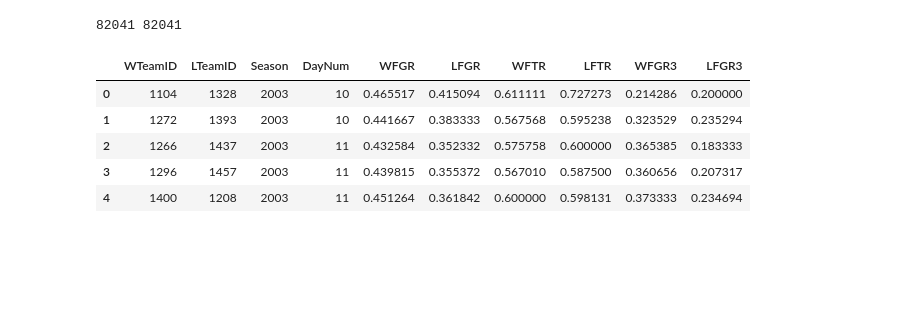
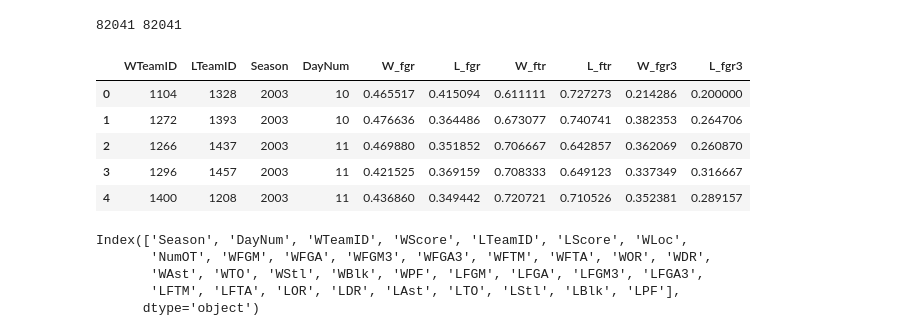
Before and after one commit to merlej/basketball-prediction, a Jupyter notebook: basketball_data_cleaning.ipynb, the cells around one changed output. Drawn from its saved outputs; the diff is of its cells as text; code cells hidden in the pictures; blank space fills up the shorter version.

```diff
--- a/basketball_data_cleaning.ipynb
+++ b/basketball_data_cleaning.ipynb
@@ -208,32 +228,41 @@ print(len(w_rank_list), len(l_rank_list))
 # %% [output]
 82041 82041
 # %%
-# Calculate cumulative field goal rate for both teams
-wfgr = fn.calculate_cumulative_rate(seasons_data.WFGM, seasons_data.WFGA)
-lfgr = fn.calculate_cumulative_rate(seasons_data.LFGM, seasons_data.LFGA)
+# Calculate field goal rate for both teams
+
+wfgr = fn.create_rate_column(seasons_data, 'Season', 'WTeamID', 'WFGM', 'WFGA')
+lfgr = fn.create_rate_column(seasons_data, 'Season', 'LTeamID', 'LFGM', 'LFGA')
 # %%
-# Calculate cumulative free throw rate for both teams
-wftr = fn.calculate_cumulative_rate(seasons_data.WFTM, seasons_data.WFTA)
-lftr = fn.calculate_cumulative_rate(seasons_data.LFTM, seasons_data.LFTA)
+# Calculate free throw rate for both teams
+wftr = fn.create_rate_column(seasons_data, 'Season', 'WTeamID', 'WFTM', 'WFTA')
+lftr = fn.create_rate_column(seasons_data, 'Season', 'LTeamID', 'LFTM', 'LFTA')
 # %%
-# Calculate cumulative 3 pt. rate for both teams
-wfgr3 = fn.calculate_cumulative_rate(seasons_data.WFGM3, seasons_data.WFGA3)
-lfgr3 = fn.calculate_cumulative_rate(seasons_data.LFGM3, seasons_data.LFGA3)
+# Calculate 3 pt. rate for both teams
+wfgr3 = fn.create_rate_column(seasons_data, 'Season', 'WTeamID', 'WFGM3', 'WFGA3')
+lfgr3 = fn.create_rate_column(seasons_data, 'Season', 'LTeamID', 'LFGM3', 'LFGA3')
 # %%
 # Construct a dataframe with the desired feature columns
 data = seasons_data[['WTeamID','LTeamID','Season','DayNum']]
-data.loc[:,'WFGR'] = wfgr
-data.loc[:,'LFGR'] = lfgr
-data.loc[:,'WFTR'] = wftr
-data.loc[:,'LFTR'] = lftr
-data.loc[:,'WFGR3'] = wfgr3
-data.loc[:,'LFGR3'] = lfgr3
+data.loc[:,'W_fgr'] = wfgr
+data.loc[:,'L_fgr'] = lfgr
+data.loc[:,'W_ftr'] = wftr
+data.loc[:,'L_ftr'] = lftr
+data.loc[:,'W_fgr3'] = wfgr3
+data.loc[:,'L_fgr3'] = lfgr3
 
 data.head()
 # %% [output]
-|  | WTeamID | LTeamID | Season | DayNum | WFGR | LFGR | WFTR | LFTR | WFGR3 | LFGR3 |
+|  | WTeamID | LTeamID | Season | DayNum | W_fgr | L_fgr | W_ftr | L_ftr | W_fgr3 | L_fgr3 |
 | 0 | 1104 | 1328 | 2003 | 10 | 0.465517 | 0.415094 | 0.611111 | 0.727273 | 0.214286 | 0.200000 |
-| 1 | 1272 | 1393 | 2003 | 10 | 0.441667 | 0.383333 | 0.567568 | 0.595238 | 0.323529 | 0.235294 |
-| 2 | 1266 | 1437 | 2003 | 11 | 0.432584 | 0.352332 | 0.575758 | 0.600000 | 0.365385 | 0.183333 |
-| 3 | 1296 | 1457 | 2003 | 11 | 0.439815 | 0.355372 | 0.567010 | 0.587500 | 0.360656 | 0.207317 |
-| 4 | 1400 | 1208 | 2003 | 11 | 0.451264 | 0.361842 | 0.600000 | 0.598131 | 0.373333 | 0.234694 |
+| 1 | 1272 | 1393 | 2003 | 10 | 0.476636 | 0.364486 | 0.673077 | 0.740741 | 0.382353 | 0.264706 |
+| 2 | 1266 | 1437 | 2003 | 11 | 0.469880 | 0.351852 | 0.706667 | 0.642857 | 0.362069 | 0.260870 |
+| 3 | 1296 | 1457 | 2003 | 11 | 0.421525 | 0.369159 | 0.708333 | 0.649123 | 0.337349 | 0.316667 |
+| 4 | 1400 | 1208 | 2003 | 11 | 0.436860 | 0.349442 | 0.720721 | 0.710526 | 0.352381 | 0.289157 |
+# %%
+seasons_data.columns
+# %% [output]
+Index(['Season', 'DayNum', 'WTeamID', 'WScore', 'LTeamID', 'LScore', 'WLoc',
+       'NumOT', 'WFGM', 'WFGA', 'WFGM3', 'WFGA3', 'WFTM', 'WFTA', 'WOR', 'WDR',
+       'WAst', 'WTO', 'WStl', 'WBlk', 'WPF', 'LFGM', 'LFGA', 'LFGM3', 'LFGA3',
+       'LFTM', 'LFTA', 'LOR', 'LDR', 'LAst', 'LTO', 'LStl', 'LBlk', 'LPF'],
+      dtype='object')
```
Also changed, not shown: parts of 16 cells of this notebook.
